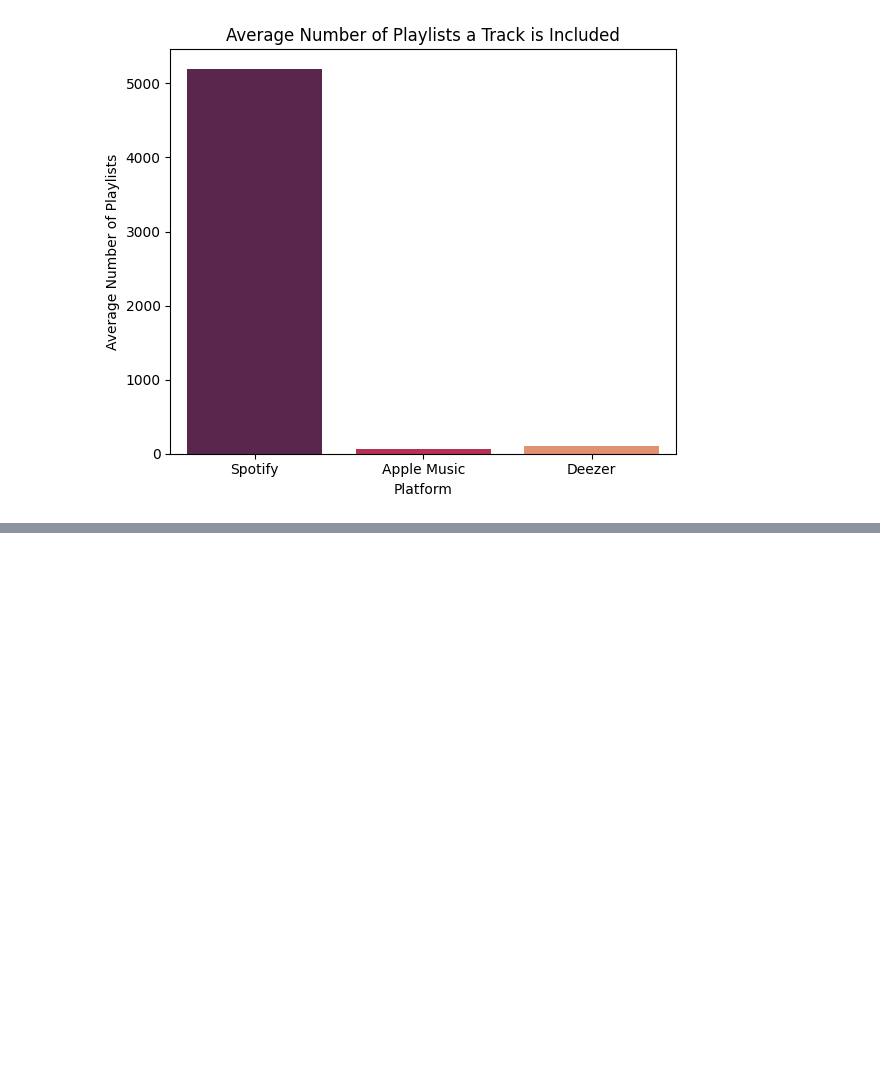
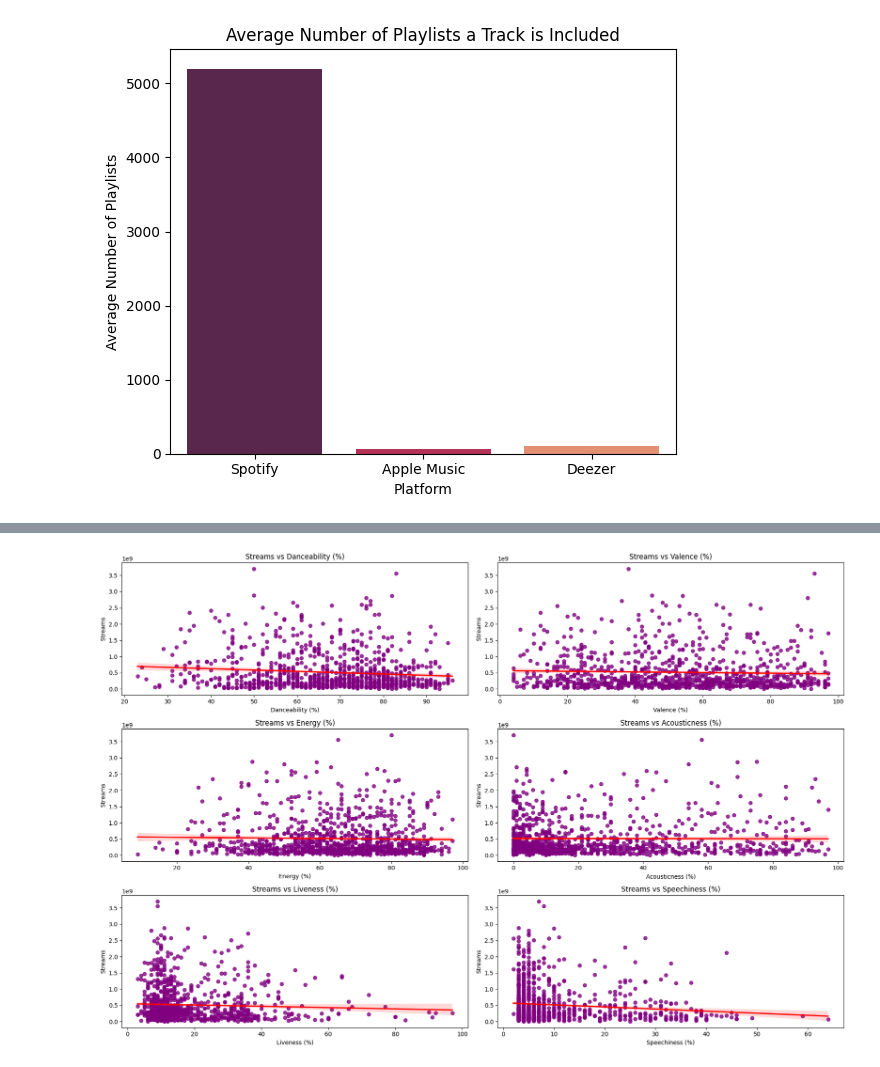
Before and after one commit to janaStani/CPA-MSSS, a Jupyter notebook: cross-platform-analysis.ipynb, the cells around one changed output, grey strips where cells are left out. Saved outputs shown, nothing was run; the diff lists cells and outputs as text; code cells hidden in the pictures; blank space fills up the shorter version.

```diff
--- a/cross-platform-analysis.ipynb
+++ b/cross-platform-analysis.ipynb
@@ -347,0 +392,34 @@ plt.show()
+# %%
+# List of audio features to plot against streams
+audio_features = ['danceability_%', 'valence_%', 'energy_%', 'acousticness_%', 'liveness_%', 'speechiness_%']
+
+# Set up the plotting
+fig, axes = plt.subplots(nrows=3, ncols=2, figsize=(18, 12))
+axes = axes.flatten()
+
+# Titles for the plots
+feature_titles = {
+    'danceability_%': 'Danceability (%)',
+    'valence_%': 'Valence (%)',
+    'energy_%': 'Energy (%)',
+    'acousticness_%': 'Acousticness (%)',
+    'liveness_%': 'Liveness (%)',
+    'speechiness_%': 'Speechiness (%)'
+}
+
+# Plot each feature against streams with regression lines
+for idx, feature in enumerate(audio_features):
+    sns.regplot(data=df, x=feature, y='streams', ax=axes[idx], scatter_kws={"color": "purple"}, line_kws={"color": "red"})
+    axes[idx].set_title(f'Streams vs {feature_titles[feature]}', fontsize=12)
+    axes[idx].set_xlabel(feature_titles[feature])
+    axes[idx].set_ylabel('Streams')
+
+# Remove any unused subplots
+for ax in axes[len(audio_features):]:
+    fig.delaxes(ax)
+
+# Adjust layout
+plt.tight_layout()
+plt.show()
+# %% [output]
+[figure, added]
```
Also changed, not shown: parts of 4 cells of this notebook.
